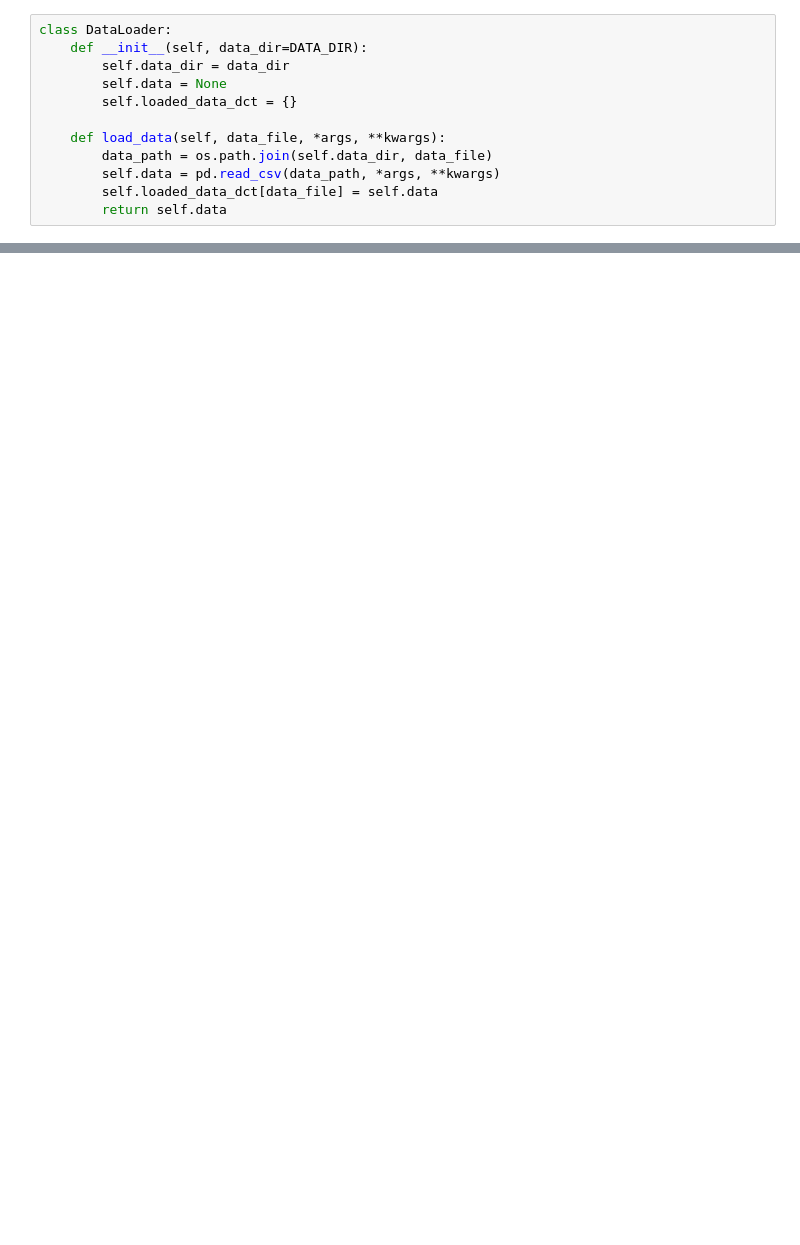
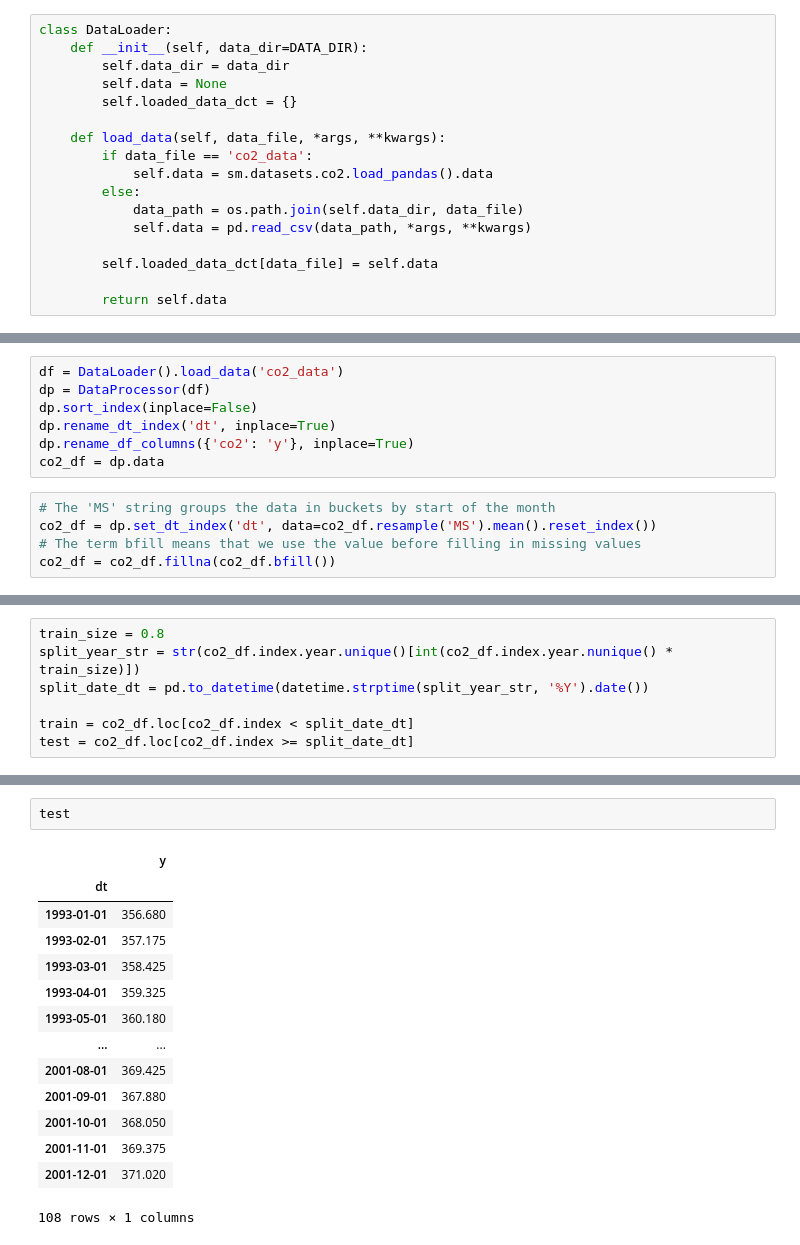
Before and after one commit to dmika1234/ds-ts-forecast, a Jupyter notebook: prototyping/test.ipynb, the cells around one changed output, grey strips where cells are left out. Drawn from its saved outputs; the diff is of its cells as text; blank space fills up the shorter version.

Commit message:
started prototyping

```diff
--- a/prototyping/test.ipynb
+++ b/prototyping/test.ipynb
@@ -16,9 +35,14 @@ class DataLoader:
         self.loaded_data_dct = {}
 
     def load_data(self, data_file, *args, **kwargs):
-        data_path = os.path.join(self.data_dir, data_file)
-        self.data = pd.read_csv(data_path, *args, **kwargs)
+        if data_file == 'co2_data':
+            self.data = sm.datasets.co2.load_pandas().data
+        else:
+            data_path = os.path.join(self.data_dir, data_file)
+            self.data = pd.read_csv(data_path, *args, **kwargs)
+
         self.loaded_data_dct[data_file] = self.data
+
         return self.data
 # %%
 class DataProcessor:
@@ -64,0 +124,12 @@ class DataProcessor:
+# %%
+df = DataLoader().load_data('co2_data')
+dp = DataProcessor(df)
+dp.sort_index(inplace=False)
+dp.rename_dt_index('dt', inplace=True)
+dp.rename_df_columns({'co2': 'y'}, inplace=True)
+co2_df = dp.data
+# %%
+# The 'MS' string groups the data in buckets by start of the month
+co2_df = dp.set_dt_index('dt', data=co2_df.resample('MS').mean().reset_index())
+# The term bfill means that we use the value before filling in missing values
+co2_df = co2_df.fillna(co2_df.bfill())
@@ -64,0 +143,7 @@ class DataProcessor:
+# %%
+train_size = 0.8
+split_year_str = str(co2_df.index.year.unique()[int(co2_df.index.year.nunique() * train_size)])
+split_date_dt = pd.to_datetime(datetime.strptime(split_year_str, '%Y').date())
+
+train = co2_df.loc[co2_df.index < split_date_dt]
+test = co2_df.loc[co2_df.index >= split_date_dt]
@@ -64,0 +181,17 @@ class DataProcessor:
+# %%
+test
+# %% [output]
+|  | y |
+| dt |  |
+| 1993-01-01 | 356.680 |
+| 1993-02-01 | 357.175 |
+| 1993-03-01 | 358.425 |
+| 1993-04-01 | 359.325 |
+| 1993-05-01 | 360.180 |
+| ... | ... |
+| 2001-08-01 | 369.425 |
+| 2001-09-01 | 367.880 |
+| 2001-10-01 | 368.050 |
+| 2001-11-01 | 369.375 |
+| 2001-12-01 | 371.020 |
+108 rows × 1 columns
```
Also changed, not shown: parts of 23 cells of this notebook, 5 other files.
